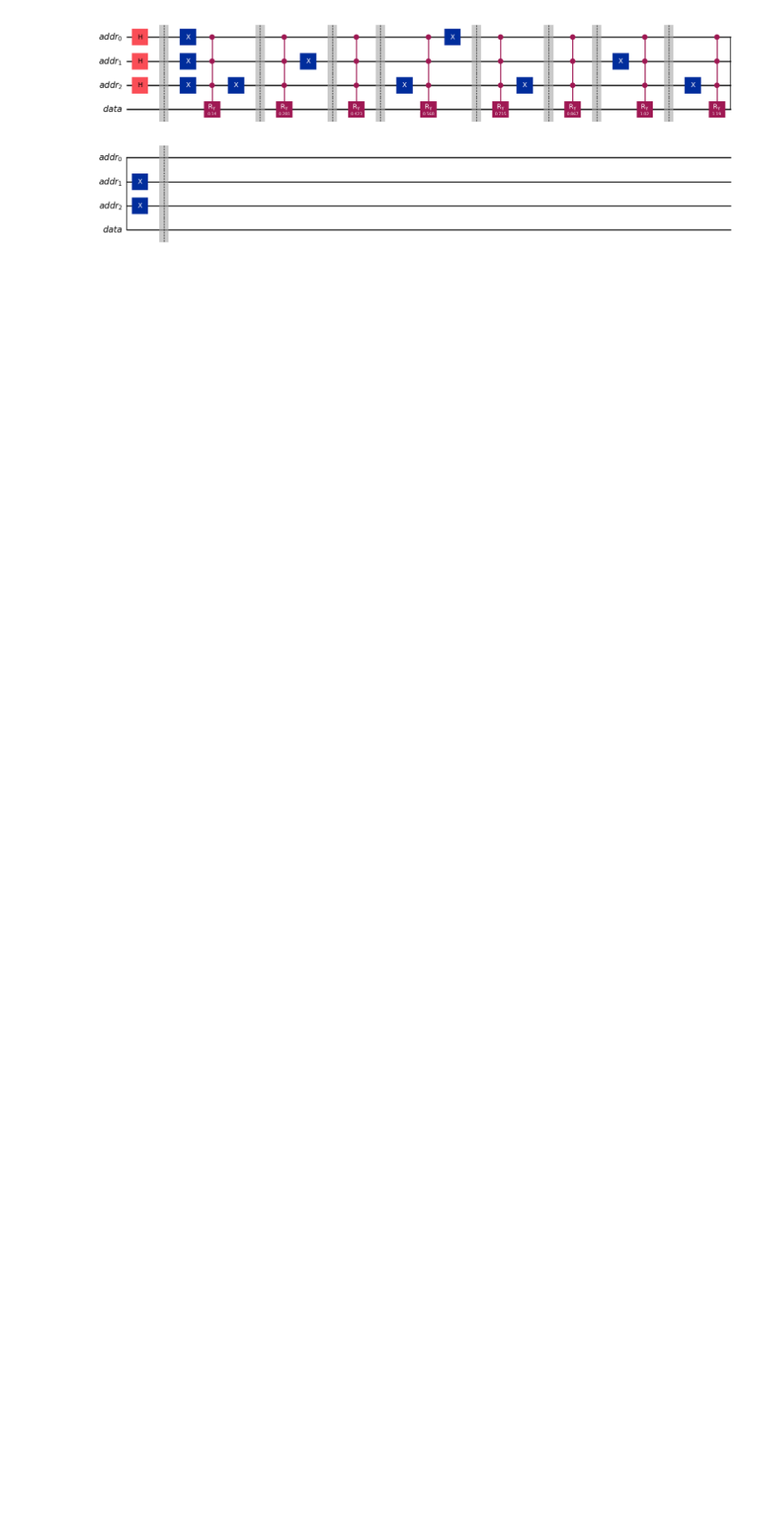
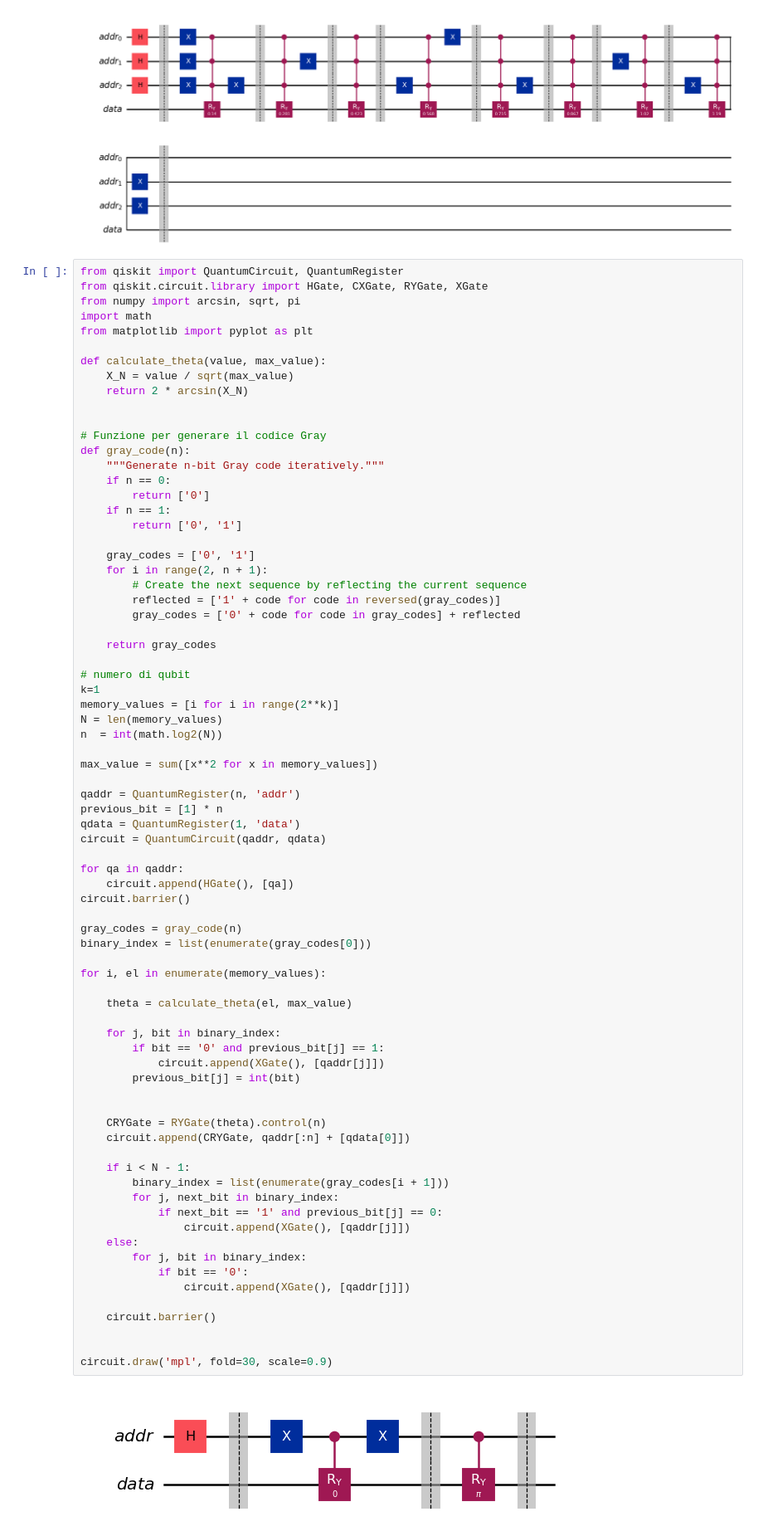
Before and after one commit to daviderossi11/quantum, a Jupyter notebook: main.ipynb, the cells around one changed output. Shown at 83% size. Drawn from its saved outputs; the diff is of its cells as text; blank space fills up the shorter version.

Commit message:
Refactor circuit metrics calculation for Gray Code; streamline theta calculation and circuit drawing

```diff
--- a/main.ipynb
+++ b/main.ipynb
@@ -334,3 +334,80 @@ for size in dataset_size:
 [figure]
 [figure]
 [figure]
+# %%
+from qiskit import QuantumCircuit, QuantumRegister
+from qiskit.circuit.library import HGate, CXGate, RYGate, XGate
+from numpy import arcsin, sqrt, pi
+import math
+from matplotlib import pyplot as plt
+
+def calculate_theta(value, max_value):
+    X_N = value / sqrt(max_value)
+    return 2 * arcsin(X_N)
+
+
+# Funzione per generare il codice Gray
+def gray_code(n):
+    """Generate n-bit Gray code iteratively."""
+    if n == 0:
+        return ['0']
+    if n == 1:
+        return ['0', '1']
+
+    gray_codes = ['0', '1']
+    for i in range(2, n + 1):
+        # Create the next sequence by reflecting the current sequence
+        reflected = ['1' + code for code in reversed(gray_codes)]
+        gray_codes = ['0' + code for code in gray_codes] + reflected
+
+    return gray_codes
+
+# numero di qubit
+k=1
+memory_values = [i for i in range(2**k)]
+N = len(memory_values)
+n  = int(math.log2(N))
+
+max_value = sum([x**2 for x in memory_values])
+
+qaddr = QuantumRegister(n, 'addr')
+previous_bit = [1] * n
+qdata = QuantumRegister(1, 'data')
+circuit = QuantumCircuit(qaddr, qdata)
+
+for qa in qaddr:
+    circuit.append(HGate(), [qa])
+circuit.barrier()
+
+gray_codes = gray_code(n)
+binary_index = list(enumerate(gray_codes[0]))
+
+for i, el in enumerate(memory_values):
+
+    theta = calculate_theta(el, max_value)
+
+    for j, bit in binary_index:
+        if bit == '0' and previous_bit[j] == 1:
+            circuit.append(XGate(), [qaddr[j]])
+        previous_bit[j] = int(bit)
+
+
+    CRYGate = RYGate(theta).control(n)
+    circuit.append(CRYGate, qaddr[:n] + [qdata[0]])
+
+    if i < N - 1:
+        binary_index = list(enumerate(gray_codes[i + 1]))
+        for j, next_bit in binary_index:
+            if next_bit == '1' and previous_bit[j] == 0:
+                circuit.append(XGate(), [qaddr[j]])
+    else:
+        for j, bit in binary_index:
+            if bit == '0':
+                circuit.append(XGate(), [qaddr[j]])
+
+    circuit.barrier()
+
+
+circuit.draw('mpl', fold=30, scale=0.9)
+# %% [output]
+[figure, added]
```
Also changed, not shown: parts of 1 cell of this notebook, 5 other files.
